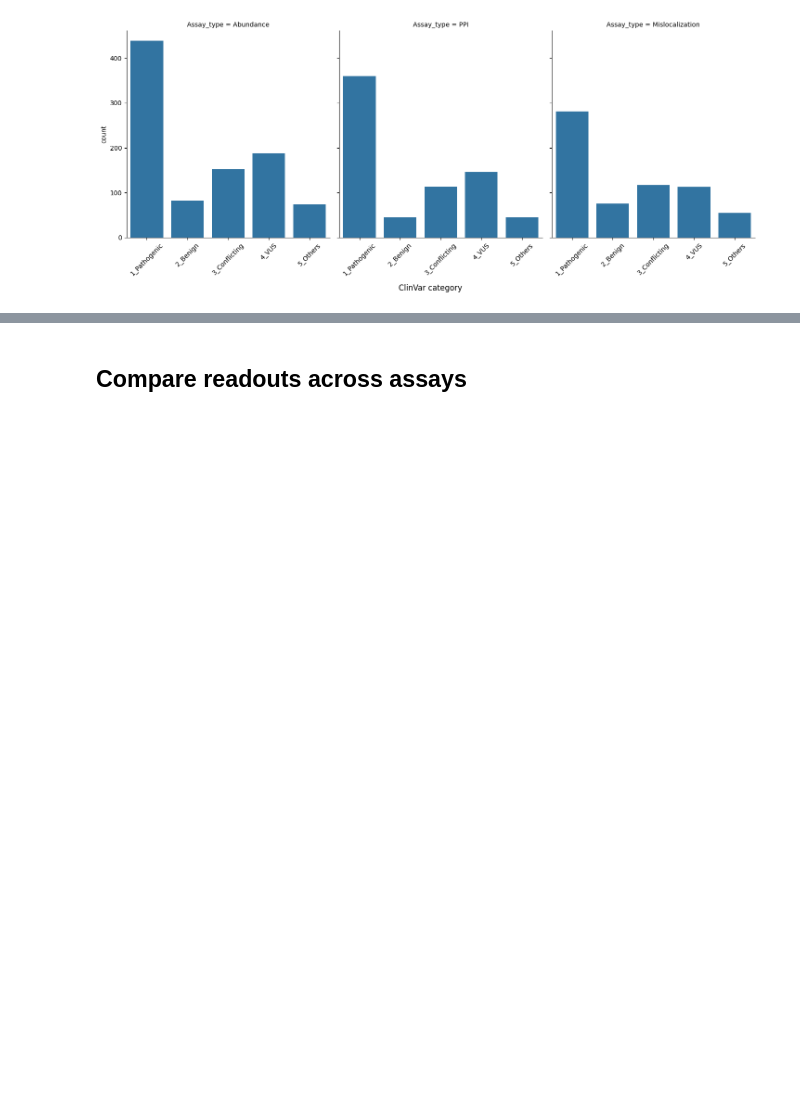
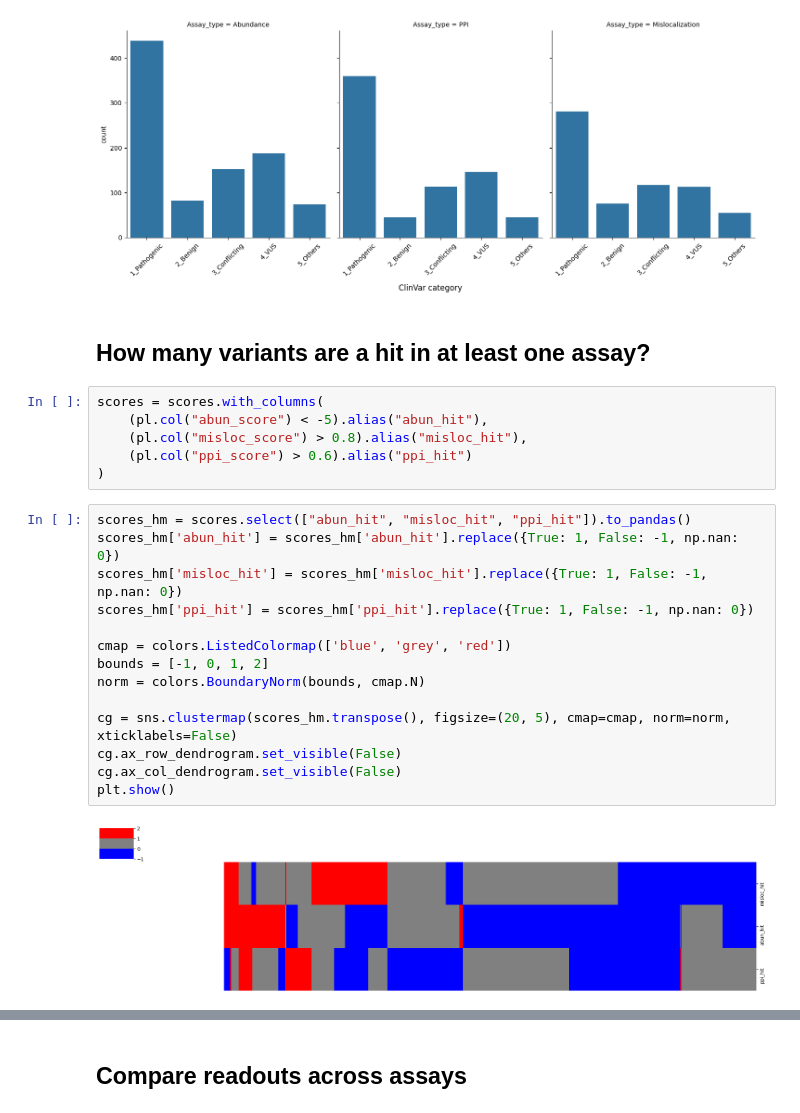
Before and after one commit to broadinstitute/2025_laval_submitted, a Jupyter notebook: 3_integrated_assay_results/2_analysis/2_compare_across_assays.ipynb, the cells around one changed output, grey strips where cells are left out. Saved outputs shown, nothing was run; the diff lists cells and outputs as text; blank space fills up the shorter version.

```diff
--- a/3_integrated_assay_results/2_analysis/2_compare_across_assays.ipynb
+++ b/3_integrated_assay_results/2_analysis/2_compare_across_assays.ipynb
@@ -126,3 +135,27 @@ g.fig.text(0.5, 0.01, "ClinVar category", ha="center", fontsize=12)
 plt.show()
 # %% [output]
 [figure]
+# %% [markdown]
+## How many variants are a hit in at least one assay?
+# %%
+scores = scores.with_columns(
+    (pl.col("abun_score") < -5).alias("abun_hit"),
+    (pl.col("misloc_score") > 0.8).alias("misloc_hit"),
+    (pl.col("ppi_score") > 0.6).alias("ppi_hit")
+)
+# %%
+scores_hm = scores.select(["abun_hit", "misloc_hit", "ppi_hit"]).to_pandas()
+scores_hm['abun_hit'] = scores_hm['abun_hit'].replace({True: 1, False: -1, np.nan: 0})
+scores_hm['misloc_hit'] = scores_hm['misloc_hit'].replace({True: 1, False: -1, np.nan: 0})
+scores_hm['ppi_hit'] = scores_hm['ppi_hit'].replace({True: 1, False: -1, np.nan: 0})
+
+cmap = colors.ListedColormap(['blue', 'grey', 'red'])
+bounds = [-1, 0, 1, 2]
+norm = colors.BoundaryNorm(bounds, cmap.N)
+
+cg = sns.clustermap(scores_hm.transpose(), figsize=(20, 5), cmap=cmap, norm=norm, xticklabels=False)
+cg.ax_row_dendrogram.set_visible(False)
+cg.ax_col_dendrogram.set_visible(False)
+plt.show()
+# %% [output]
+[figure, added]
```
Also changed, not shown: parts of 7 cells of this notebook, 5 other files.
